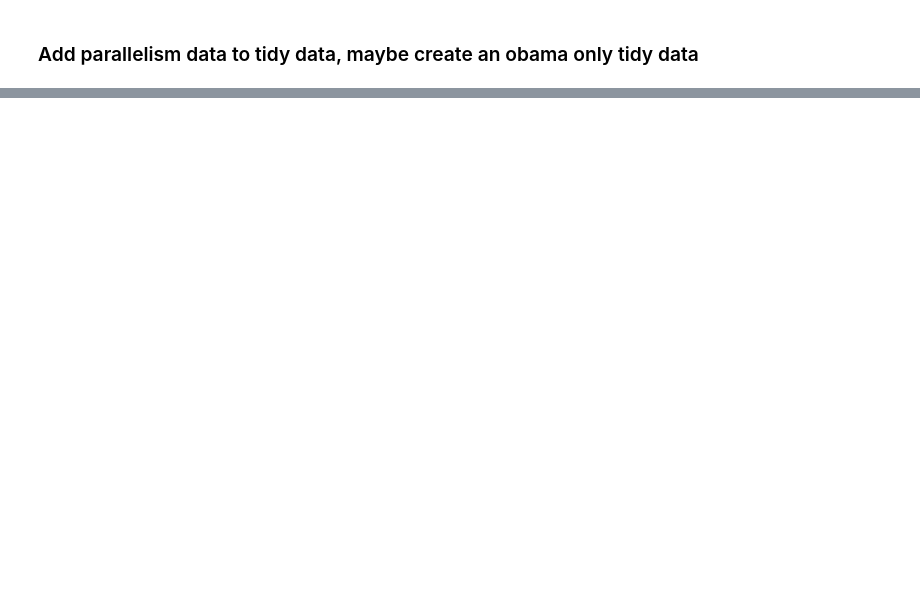
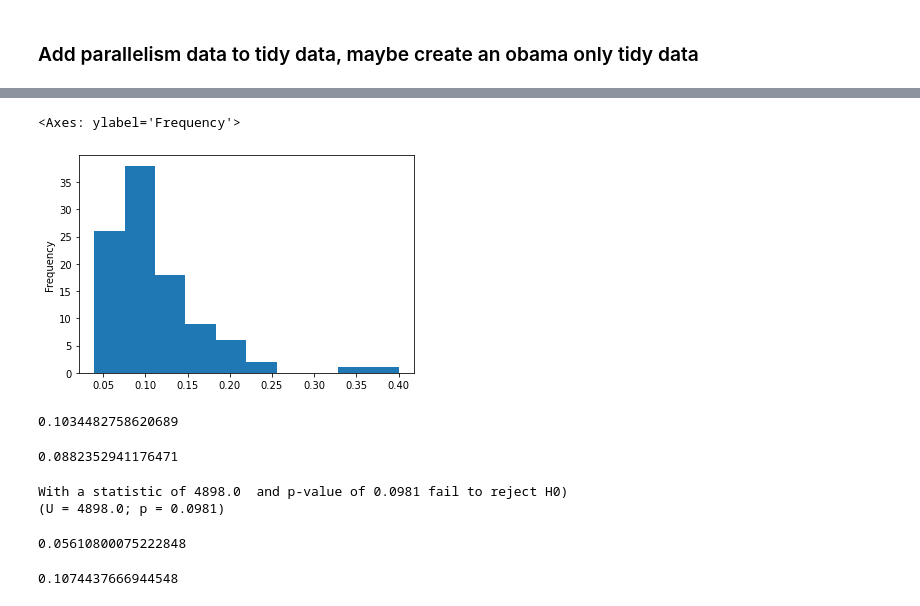
Before and after one commit to pday2/ObamaNLP, a Jupyter notebook: parallelism.ipynb, the cells around one changed output, grey strips where cells are left out. Cells and saved outputs as stored; diff of their text form; code cells hidden in the pictures; blank space fills up the shorter version.

Commit message:
update parallelism

```diff
--- a/parallelism.ipynb
+++ b/parallelism.ipynb
@@ -414,3 +480,38 @@ True
 # %%
 #tidy_oba.to_csv('tidy_data_oba.csv', index=False)
 #tidy_gwb.to_csv('tidy_data_gwb.csv', index=False)
+# %%
+par_oba.parallel_per_sent.plot.hist()
+# %% [output]
+<Axes: ylabel='Frequency'>
+[figure, added]
+# %%
+par_oba.parallel_per_sent.median()
+# %% [output]
+0.1034482758620689
+# %%
+par_gwb.parallel_per_sent.median()
+# %% [output]
+0.0882352941176471
+# %%
+# Mann-Whitney U test
+stat, p_value = mannwhitneyu(par_oba.parallel_per_sent, par_gwb.parallel_per_sent)
+
+alpha = 0.05
+if p_value > alpha:
+    print("With a statistic of",stat," and p-value of",round(p_value,4),"fail to reject H0)")
+    print("(U = "+str(stat)+"; p = "+str(round(p_value,4))+")")
+else:
+    print("With a statistic of",stat," and p-value of",round(p_value,4),"there is evidence to reject H0.")
+    print("(U = "+str(stat)+"; p = "+str(round(p_value,4))+")")
+# %% [output]
+With a statistic of 4898.0  and p-value of 0.0981 fail to reject H0)
+(U = 4898.0; p = 0.0981)
+# %%
+par_oba.parallel_per_sent.std()
+# %% [output]
+0.05610800075222848
+# %%
+par_gwb.parallel_per_sent.std()
+# %% [output]
+0.1074437666944548
```
Also changed, not shown: parts of 20 cells of this notebook, 1 other file.
